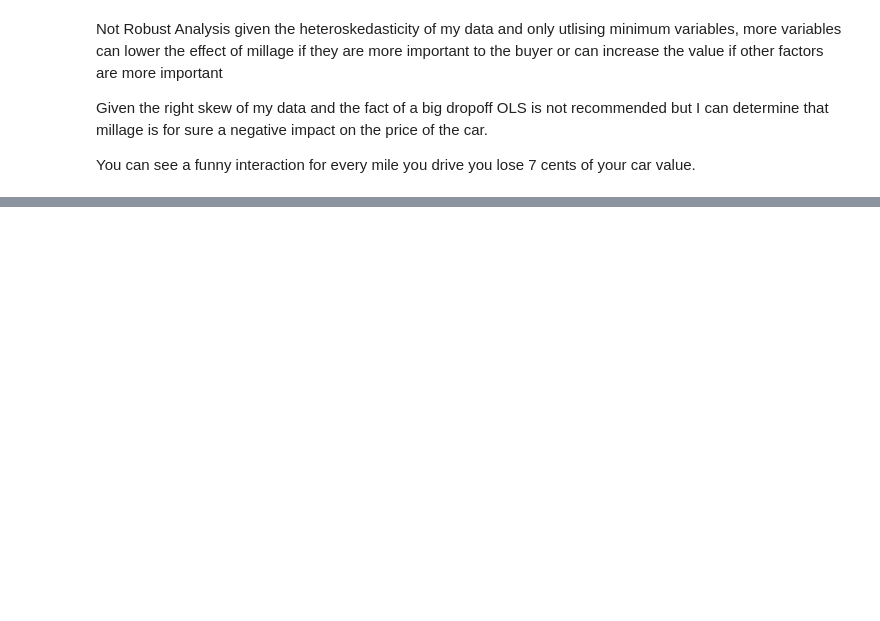
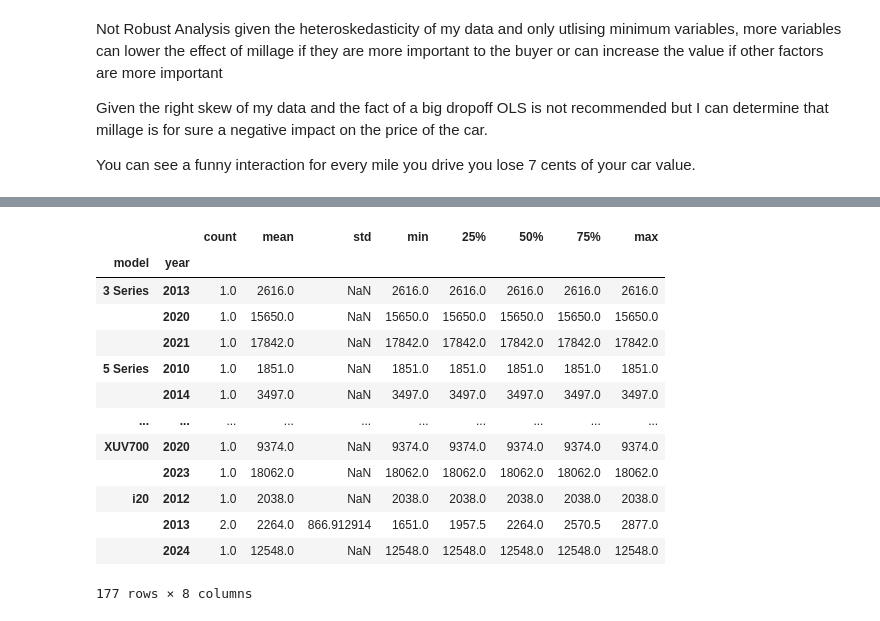
Before and after one commit to CarlosMarquezAcosta/Published_Notebooks, a Jupyter notebook: CarSales.ipynb, the cells around one changed output, grey strips where cells are left out. Saved outputs shown, nothing was run; the diff lists cells and outputs as text; code cells hidden in the pictures; blank space fills up the shorter version.

```diff
--- a/CarSales.ipynb
+++ b/CarSales.ipynb
@@ -292,0 +297,8 @@ You can see a funny interaction for every mile you drive you lose 7 cents of you
+# %%
+# Make a new Column for Country
+df["country"] = df["location"].apply(lambda x: str(x).split(",")[-1].strip() if pd.notnull(x) else np.nan)
+# %%
+keep_countries = ['US']
+df = df[df["country"].isin(keep_countries)]
+# %%
+df = df.groupby(["model","year"])["price"].var().sort_values(ascending=False).dropna()
@@ -292,0 +322,17 @@ You can see a funny interaction for every mile you drive you lose 7 cents of you
+# %%
+df.groupby(["model", "year"])["price"].describe()
+# %% [output]
+|  |  | count | mean | std | min | 25% | 50% | 75% | max |
+| model | year |  |  |  |  |  |  |  |  |
+| 3 Series | 2013 | 1.0 | 2616.0 | NaN | 2616.0 | 2616.0 | 2616.0 | 2616.0 | 2616.0 |
+|  | 2020 | 1.0 | 15650.0 | NaN | 15650.0 | 15650.0 | 15650.0 | 15650.0 | 15650.0 |
+|  | 2021 | 1.0 | 17842.0 | NaN | 17842.0 | 17842.0 | 17842.0 | 17842.0 | 17842.0 |
+| 5 Series | 2010 | 1.0 | 1851.0 | NaN | 1851.0 | 1851.0 | 1851.0 | 1851.0 | 1851.0 |
+|  | 2014 | 1.0 | 3497.0 | NaN | 3497.0 | 3497.0 | 3497.0 | 3497.0 | 3497.0 |
+| ... | ... | ... | ... | ... | ... | ... | ... | ... | ... |
+| XUV700 | 2020 | 1.0 | 9374.0 | NaN | 9374.0 | 9374.0 | 9374.0 | 9374.0 | 9374.0 |
+|  | 2023 | 1.0 | 18062.0 | NaN | 18062.0 | 18062.0 | 18062.0 | 18062.0 | 18062.0 |
+| i20 | 2012 | 1.0 | 2038.0 | NaN | 2038.0 | 2038.0 | 2038.0 | 2038.0 | 2038.0 |
+|  | 2013 | 2.0 | 2264.0 | 866.912914 | 1651.0 | 1957.5 | 2264.0 | 2570.5 | 2877.0 |
+|  | 2024 | 1.0 | 12548.0 | NaN | 12548.0 | 12548.0 | 12548.0 | 12548.0 | 12548.0 |
+177 rows × 8 columns
```
Also changed, not shown: parts of 9 cells of this notebook.
